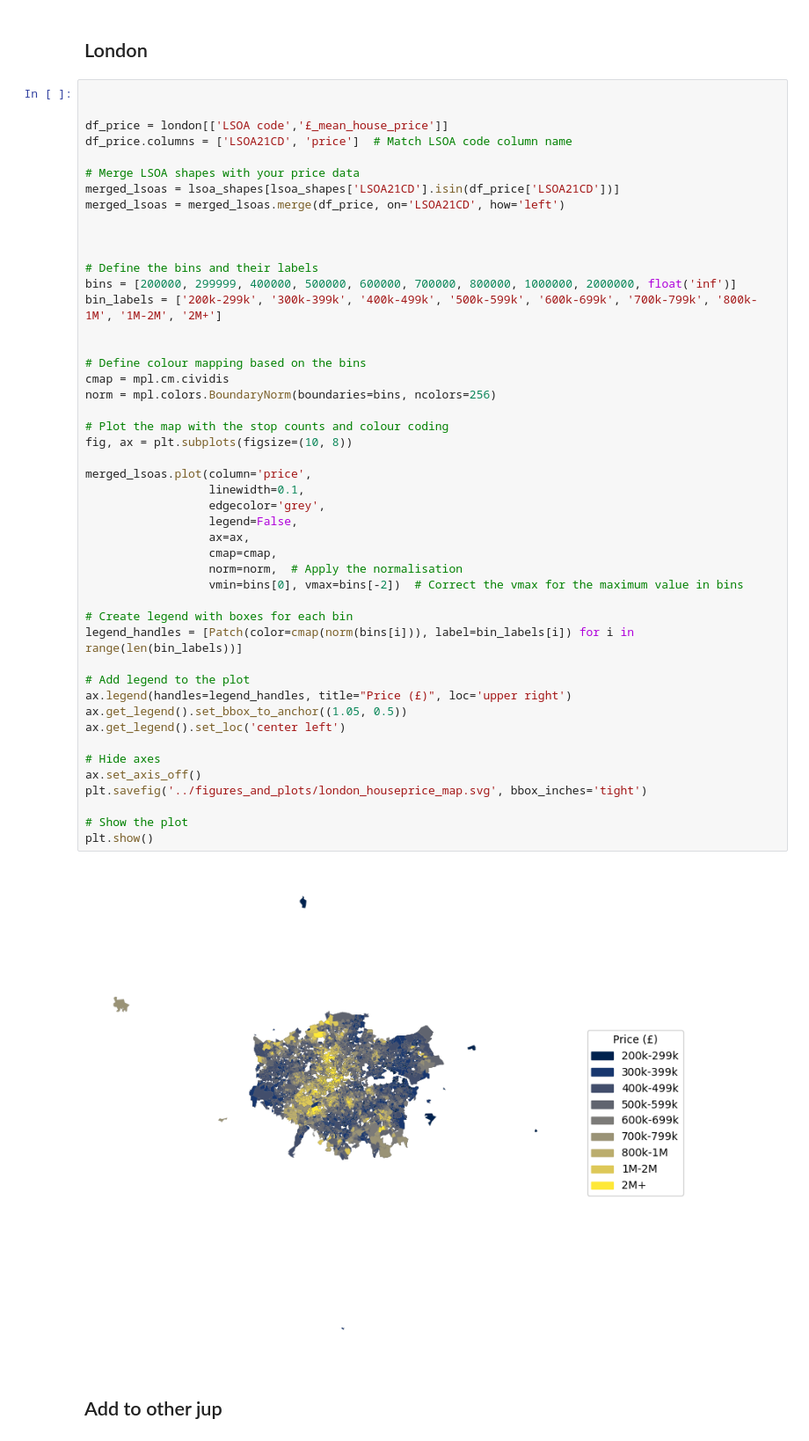
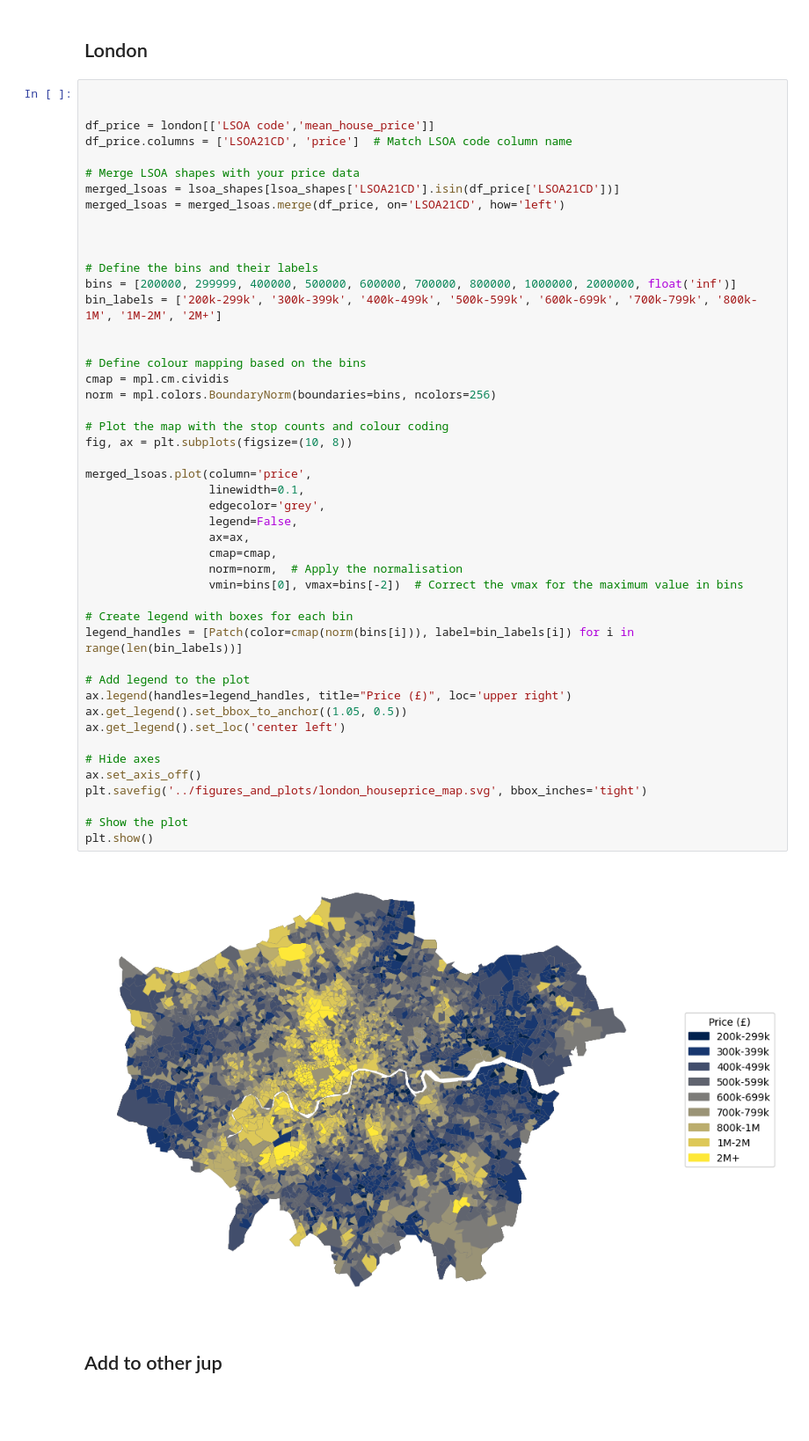
Before and after one commit to KofiBartonByfield/Dissertation, a Jupyter notebook: code/create_plots.ipynb, the cells around one changed output. Shown at 88% size. Cells and saved outputs as stored; diff of their text form; blank space fills up the shorter version.

```diff
--- a/code/create_plots.ipynb
+++ b/code/create_plots.ipynb
@@ -276,7 +176,7 @@ plt.show()
 # %%
 
 
-df_price = london[['LSOA code','£_mean_house_price']]
+df_price = london[['LSOA code','mean_house_price']]
 df_price.columns = ['LSOA21CD', 'price']  # Match LSOA code column name
 
 # Merge LSOA shapes with your price data
@@ -294,34 +194,34 @@ bin_labels = ['200k-299k', '300k-399k', '400k-499k', '500k-599k', '600k-699k', '
 cmap = mpl.cm.cividis
 norm = mpl.colors.BoundaryNorm(boundaries=bins, ncolors=256)
 
 # Plot the map with the stop counts and colour coding
 fig, ax = plt.subplots(figsize=(10, 8))
 
 merged_lsoas.plot(column='price',
                   linewidth=0.1,
                   edgecolor='grey',
                   legend=False,
                   ax=ax,
                   cmap=cmap,
                   norm=norm,  # Apply the normalisation
                   vmin=bins[0], vmax=bins[-2])  # Correct the vmax for the maximum value in bins
 
 # Create legend with boxes for each bin
 legend_handles = [Patch(color=cmap(norm(bins[i])), label=bin_labels[i]) for i in range(len(bin_labels))]
 
 # Add legend to the plot
 ax.legend(handles=legend_handles, title="Price (£)", loc='upper right')
 ax.get_legend().set_bbox_to_anchor((1.05, 0.5))
 ax.get_legend().set_loc('center left')
 
 # Hide axes
 ax.set_axis_off()
 plt.savefig('../figures_and_plots/london_houseprice_map.svg', bbox_inches='tight')
 
 # Show the plot
 plt.show()
 # %% [output]
-[figure, old version]
+[figure, new version]
 # %% [markdown]
 ## Add to other jup
 # %%
```
Also changed, not shown: parts of 9 cells of this notebook, 7 other files.
